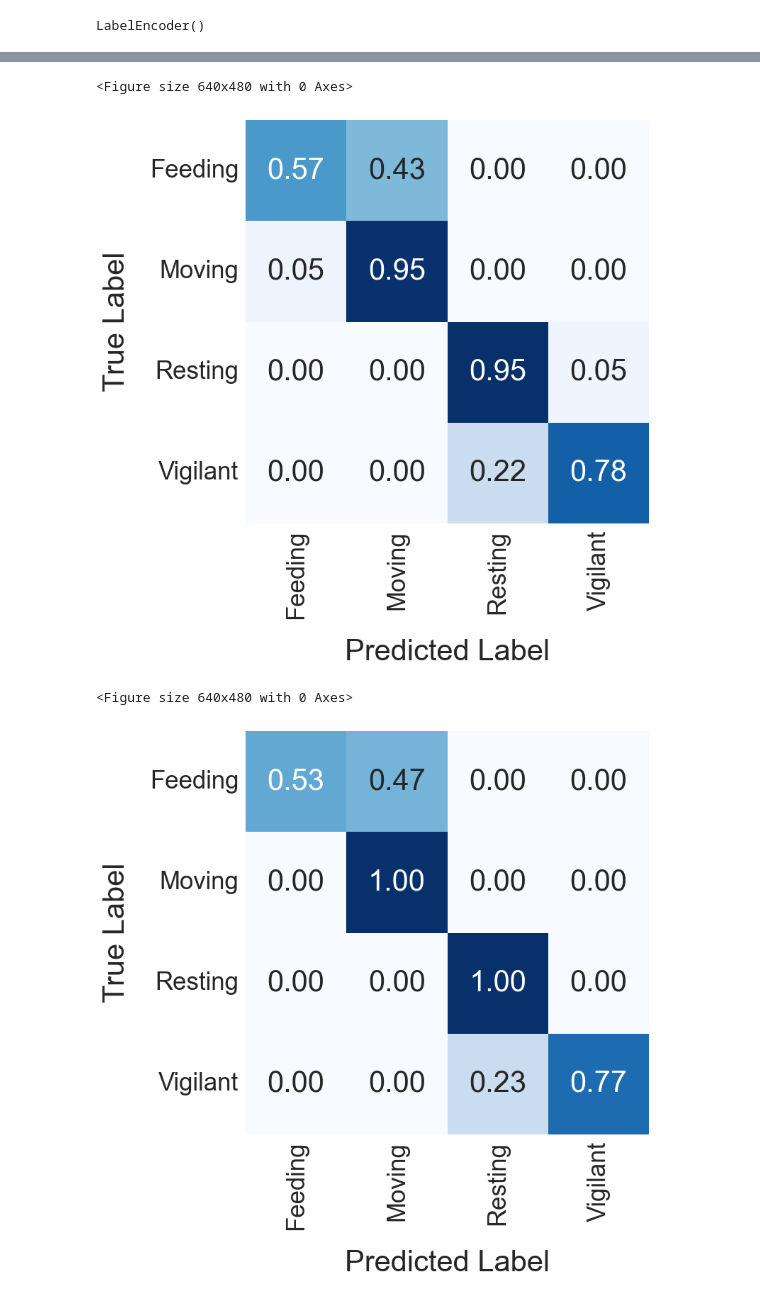
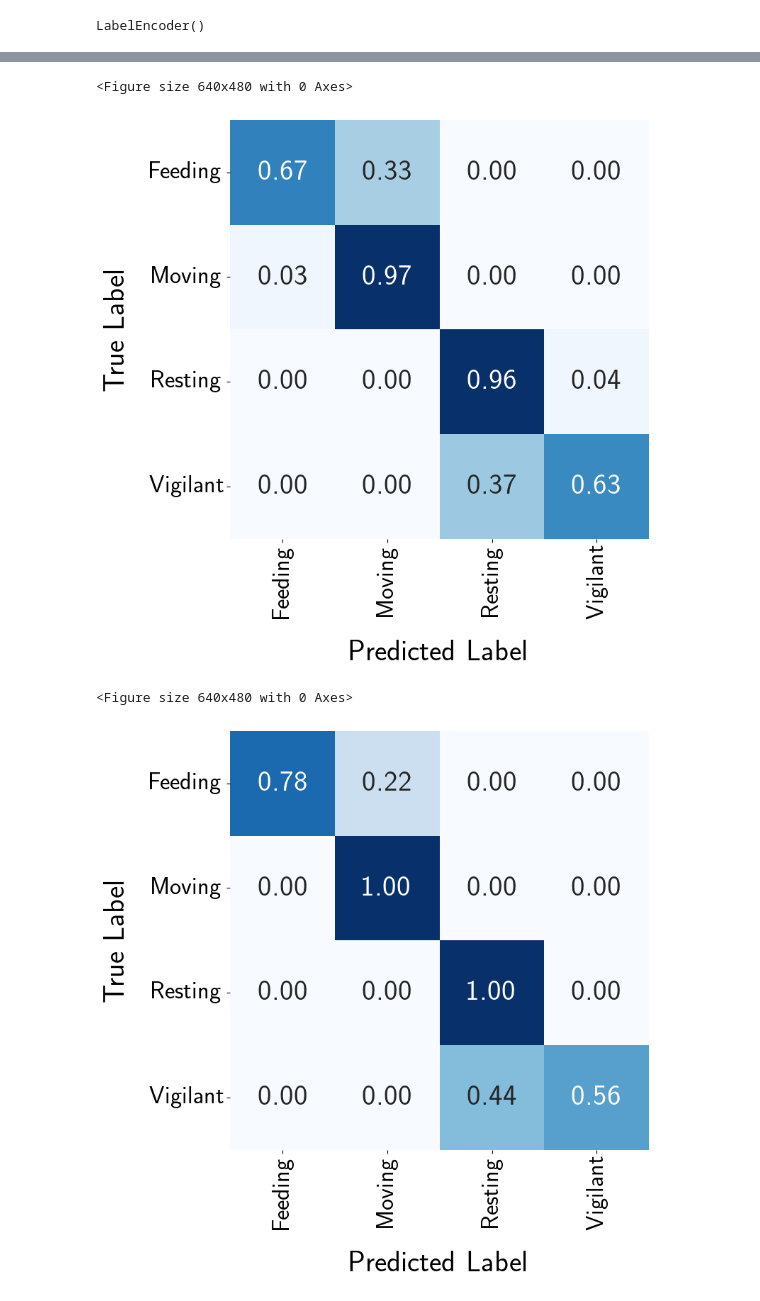
Before and after one commit to medhaaga/AWD-Biologging, a Jupyter notebook: notebooks/simulation_results.ipynb, the cells around one changed output, grey strips where cells are left out. Drawn from its saved outputs; the diff is of its cells as text; code cells hidden in the pictures.

```diff
--- a/notebooks/simulation_results.ipynb
+++ b/notebooks/simulation_results.ipynb
@@ -69,7 +72,7 @@ mpl.rcParams['xtick.labelsize'] = 30
 mpl.rcParams['ytick.labelsize'] = 30
 mpl.rcParams["axes.labelsize"] = 30
 mpl.rcParams['legend.fontsize'] = 30
-mpl.rcParams['axes.titlesize'] = 45
+mpl.rcParams['axes.titlesize'] = 40
 mpl.rcParams['text.usetex'] = True
 # %%
 def set_seed(seed):
@@ -1010,14 +1008,15 @@ label_encoder.fit(config.SIM_BEHAVIORS)
 # %% [output]
 LabelEncoder()
 # %%
-args.theta = 1.0
+args.theta = 0.8
+args.num_epochs = 500
 eps_list = np.round(np.linspace(0, 1, 11), 1)
 # %%
 # train the CNN model on a fixed train set
 test_data_constants = get_test_data_constants(train_data_constants, 0.0)
 
 # train and test set
-X_train, y_train = generate_dataset(train_data_constants, train_class_dist, window_length, n_train, wrong_behavior=True, wrong_behavior_prob=0.1, tau=0.4)
+X_train, y_train = generate_dataset(train_data_constants, train_class_dist, window_length, n_train, wrong_behavior=True, wrong_behavior_prob=0.05, tau=0.4)
 X_test, y_test = generate_dataset(test_data_constants, test_class_dist, window_length, n_test, tau=0.4)
 
 scaler = StandardScaler()
@@ -1165,5 +1156,5 @@ plt.show()
 # %%
-eps=0.0
+eps=0.1
 model_dir = os.path.join(training_results_dir, f"eps{eps}")
 multi_label_predictions(model_dir,
                         label_encoder,
@@ -1173,19 +1164,19 @@ multi_label_predictions(model_dir,
                         plot_path=os.path.join(plots_dir, 'distribution_shift-val_confusion.pdf'))
 # %% [output]
 <Figure size 640x480 with 0 Axes>
-[figure, old version]
+[figure, new version]
 # %%
 eps=0.0
 model_dir = os.path.join(training_results_dir, f"eps{eps}")
 multi_label_predictions(model_dir,
                         label_encoder,
                         split='test',
                         plot_confusion=True,
                         return_accuracy=False,
-                        plot_path=os.path.join(plots_dir, 'distribution_shift-test_confusion_eps0.1.png'))
+                        plot_path=os.path.join(plots_dir, 'distribution_shift-test_confusion_eps0.0.png'))
 # %% [output]
 <Figure size 640x480 with 0 Axes>
-[figure, old version]
+[figure, new version]
 # %%
 eps=0.2
 model_dir = os.path.join(training_results_dir, f"eps{eps}")
```
Also changed, not shown: parts of 9 cells of this notebook, 3 other files.
